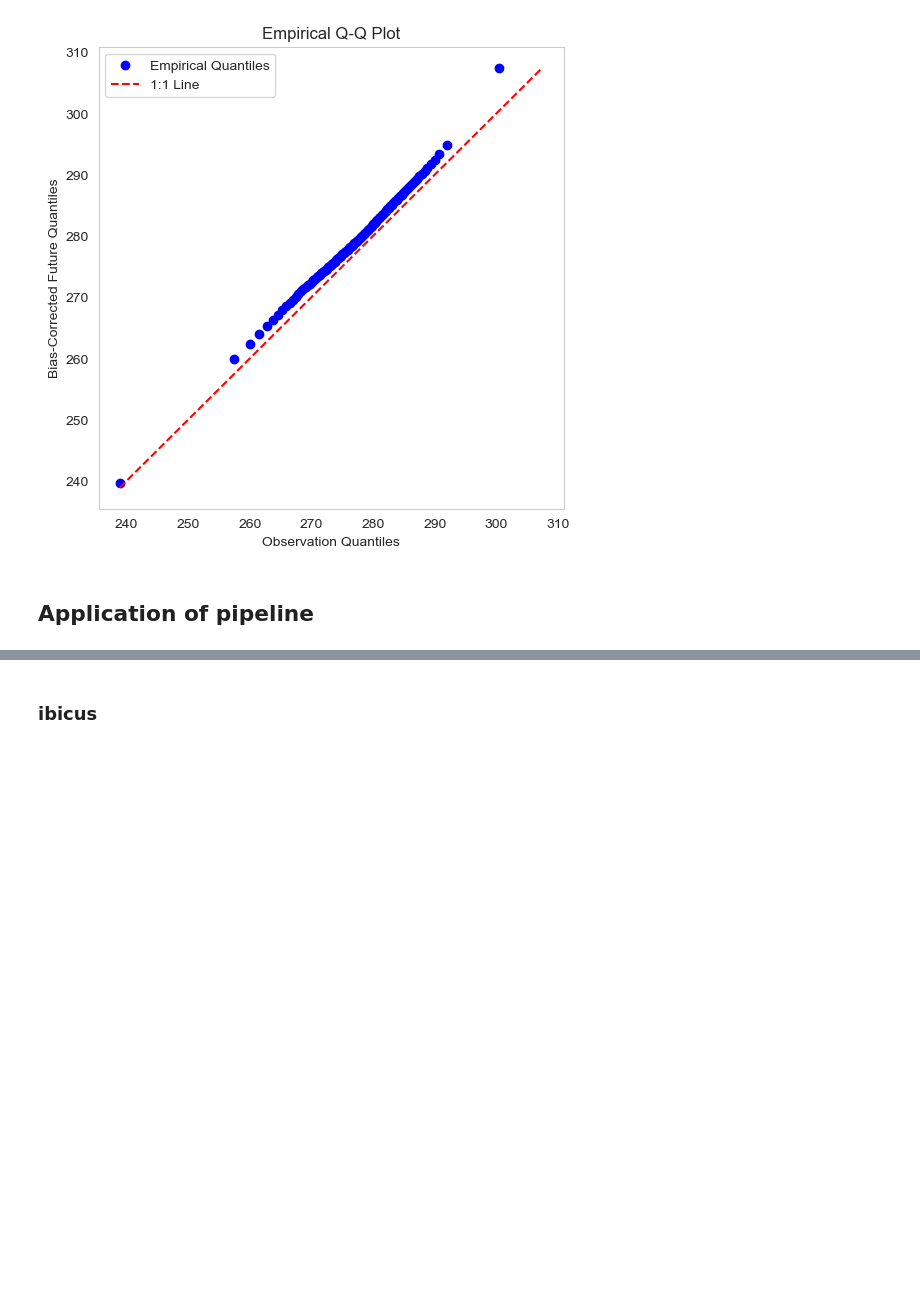
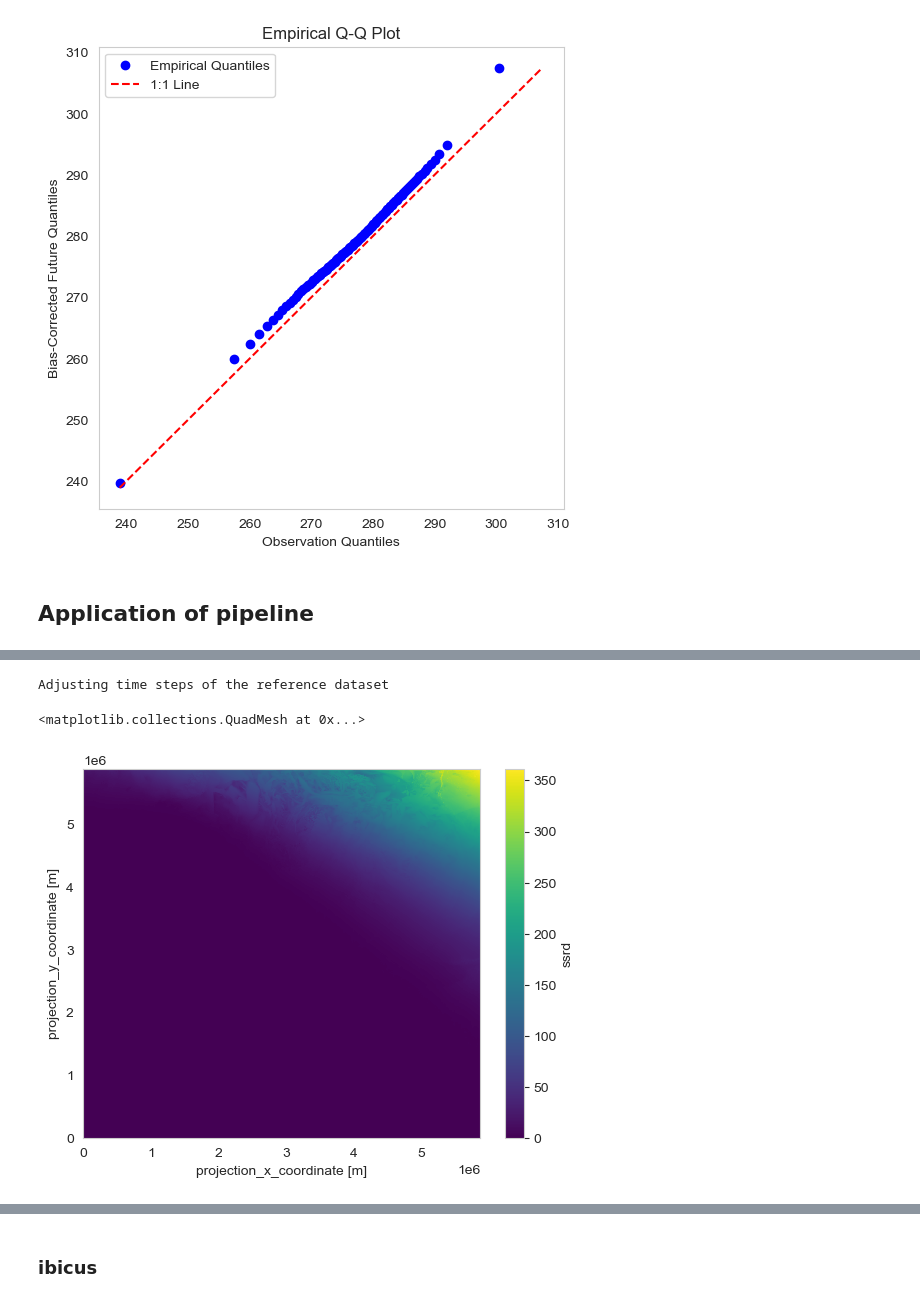
Before and after one commit to yasserhaddad/CORDEX2Energy, a Jupyter notebook: notebooks/pipeline_example.ipynb, the cells around one changed output, grey strips where cells are left out. Drawn from its saved outputs; the diff is of its cells as text; code cells hidden in the pictures; blank space fills up the shorter version.

```diff
--- a/notebooks/pipeline_example.ipynb
+++ b/notebooks/pipeline_example.ipynb
@@ -382,0 +418,5 @@ regridded_cerra_var_path = path_data_processed / "cerra_processed" / "regridded"
+# %%
+if reanalysis_data.ds_data[cerra_var].units == "J m**-2":
+    time_res = get_time_resolution(reanalysis_data.ds_data).total_seconds()
+    reanalysis_data.ds_data = reanalysis_data.ds_data / time_res
+    reanalysis_data.ds_data[cerra_var].attrs["units"] = "W m**-2"
@@ -382,0 +550,17 @@ regridded_cerra_var_path = path_data_processed / "cerra_processed" / "regridded"
+# %%
+ds_ssrd_cerra = xr.open_dataset("/net/atmos/data/cerra/original/ssrd/ssrd_3hr_cerra_2010.nc")
+if ds_ssrd_cerra[cerra_var].units == "J m**-2":
+    time_res = get_time_resolution(ds_ssrd_cerra).total_seconds()
+    ds_ssrd_cerra = ds_ssrd_cerra / time_res
+    ds_ssrd_cerra[cerra_var].attrs["units"] = "W m**-2"
+
+ds_ssrd_cerra = match_time_steps(
+    climate_data.ds_data, ds_ssrd_cerra, get_time_resolution(ds_ssrd_cerra), skip_leap_days=True
+)
+# %% [output]
+Adjusting time steps of the reference dataset
+# %%
+get_specific_hourly_data(ds_ssrd_cerra["ssrd"], 1).max(dim="time").plot()
+# %% [output]
+<matplotlib.collections.QuadMesh at 0x...>
+[figure, added]
```
Also changed, not shown: parts of 40 cells of this notebook, 12 other files.
